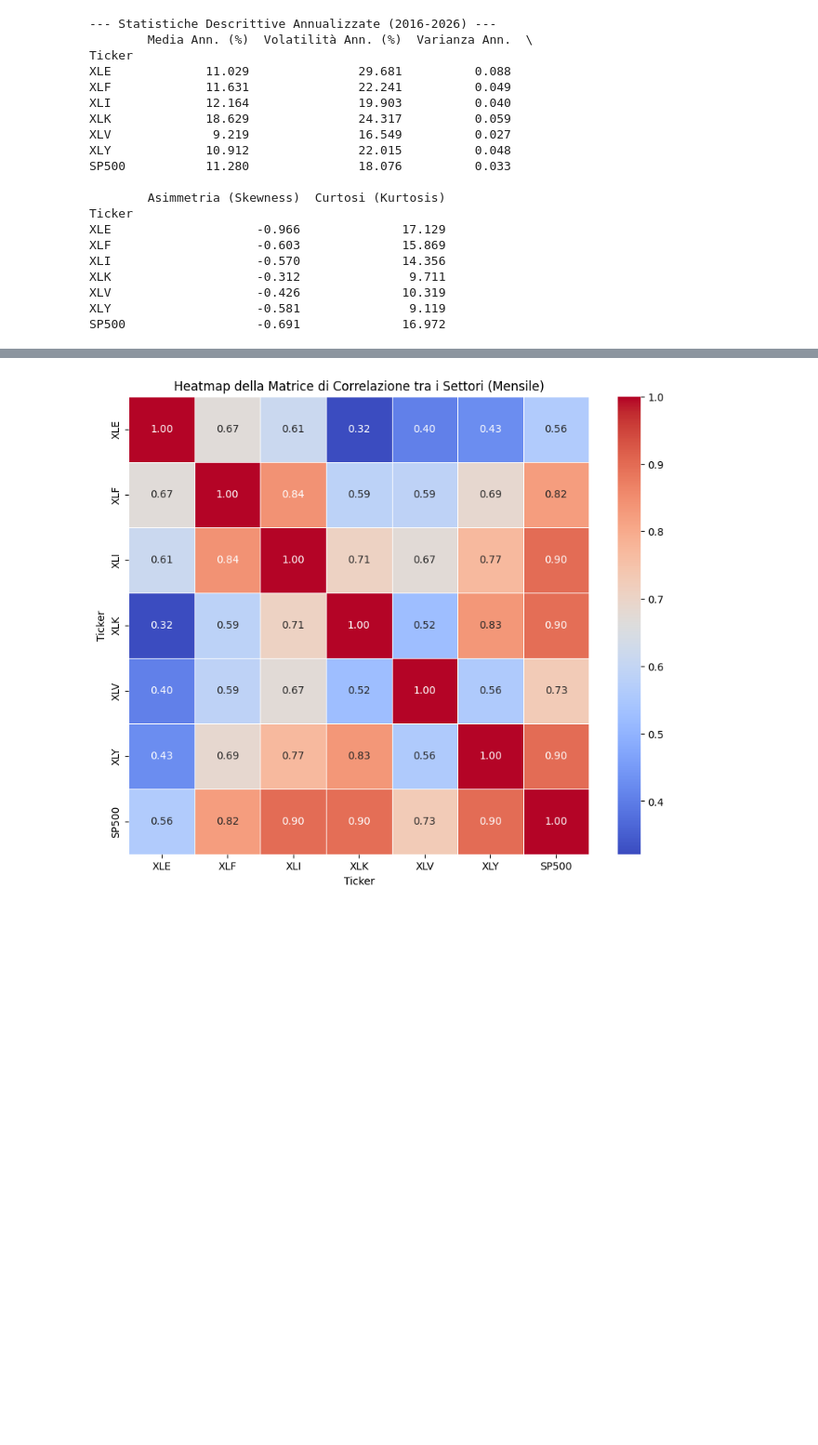
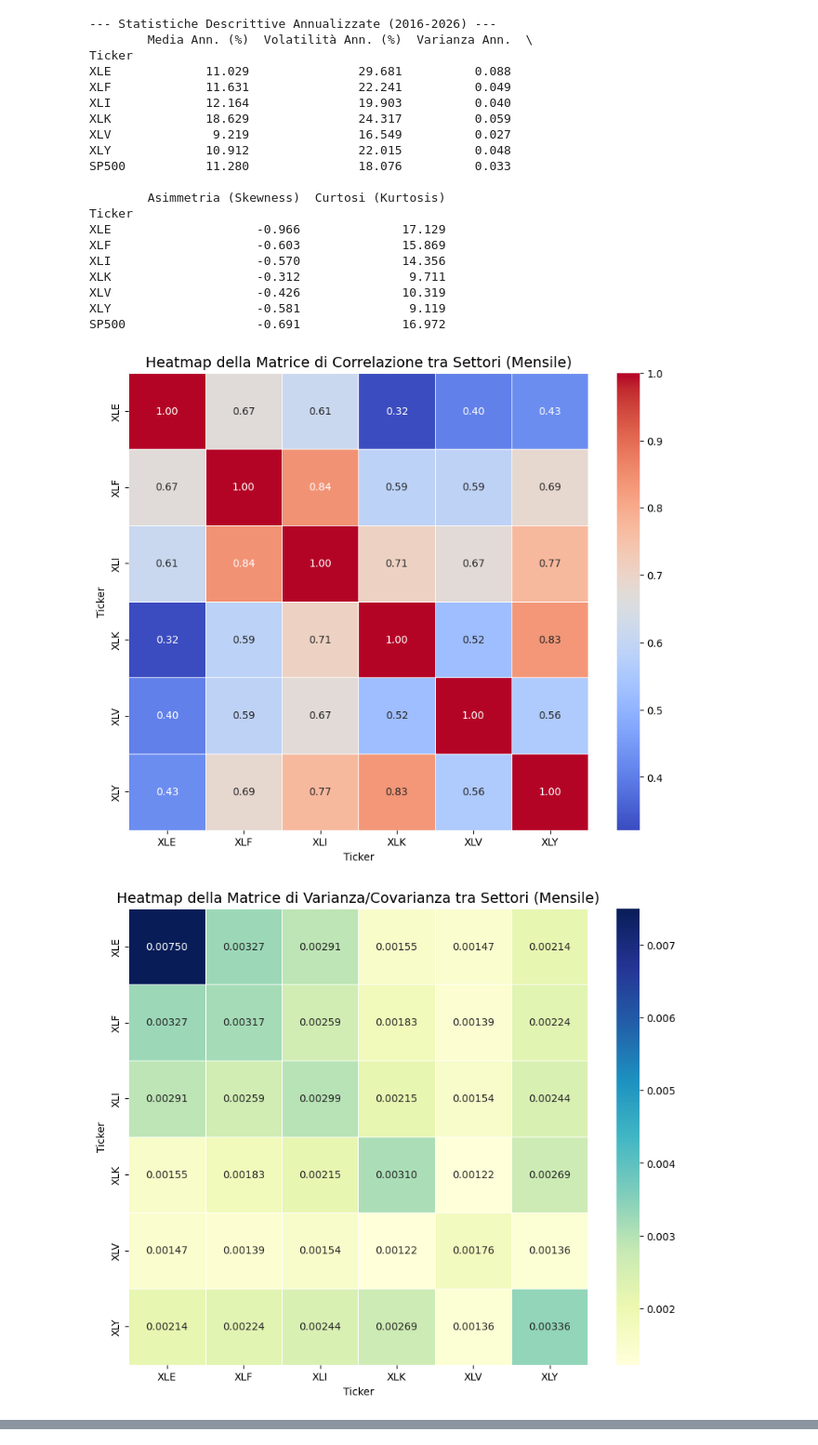
Before and after one commit to filipani/BISF_Uni_Course, a Jupyter notebook: Project.ipynb, the cells around one changed output, grey strips where cells are left out. Shown at 93% size. Saved outputs shown, nothing was run; the diff lists cells and outputs as text; code cells hidden in the pictures; blank space fills up the shorter version.

```diff
--- a/Project.ipynb
+++ b/Project.ipynb
@@ -238,21 +238,30 @@ SP500                  -0.691              16.972
 # %%
 #Matrice di varianza-covarianza e di correlazione dei rendimenti mensili
 
 log_returns_monthly = log_returns.resample('ME').sum()
+cov_matrix_full = log_returns_monthly.cov()
+cor_matrix_full = log_returns_monthly.corr()
 
-cov_matrix = log_returns_monthly.cov()
 
-cor_matrix = log_returns_monthly.corr()
-
-print("--- Matrice di Varianza/Covarianza Annualizzata ---")
-print(cov_matrix.round(6))
-
-print("--- Matrice di Correlazione (Mensile) ---")
-print(cor_matrix.round(3))
+cov_matrix_plot = cov_matrix_full.drop(index='SP500', columns='SP500')
+cor_matrix_plot = cor_matrix_full.drop(index='SP500', columns='SP500')
 
 
 plt.figure(figsize=(10, 8))
-sns.heatmap(cor_matrix, annot=True, cmap='coolwarm', fmt=".2f", linewidths=0.5)
-plt.title('Heatmap della Matrice di Correlazione tra i Settori (Mensile)')
+sns.heatmap(cor_matrix_plot, annot=True, cmap='coolwarm', fmt=".2f", linewidths=0.5)
+plt.title('Heatmap della Matrice di Correlazione tra Settori (Mensile)', fontsize=14)
 plt.show()
+
+
+plt.figure(figsize=(10, 8))
+sns.heatmap(cov_matrix_plot, annot=True, cmap='YlGnBu', fmt=".5f", linewidths=0.5)
+plt.title('Heatmap della Matrice di Varianza/Covarianza tra Settori (Mensile)', fontsize=14)
+plt.show()
+
+print("--- Matrice di Varianza/Covarianza Settoriale ---")
+print(cov_matrix_plot.round(6))
+print("\n--- Matrice di Correlazione Settoriale ---")
+print(cor_matrix_plot.round(3))
 # %% [output]
+[figure, new version]
+[figure, added]
@@ -279,4 +287,3 @@ SP500   0.561  0.824  0.898  0.896  0.730  0.897  1.000
-[figure, old version]
 # %%
 #Grafico dell'andamento nel tempo delle correlazioni e grafico dei rendimenti degli ETF con l'indice
 
```
Also changed, not shown: parts of 4 cells of this notebook, 5 other files.
